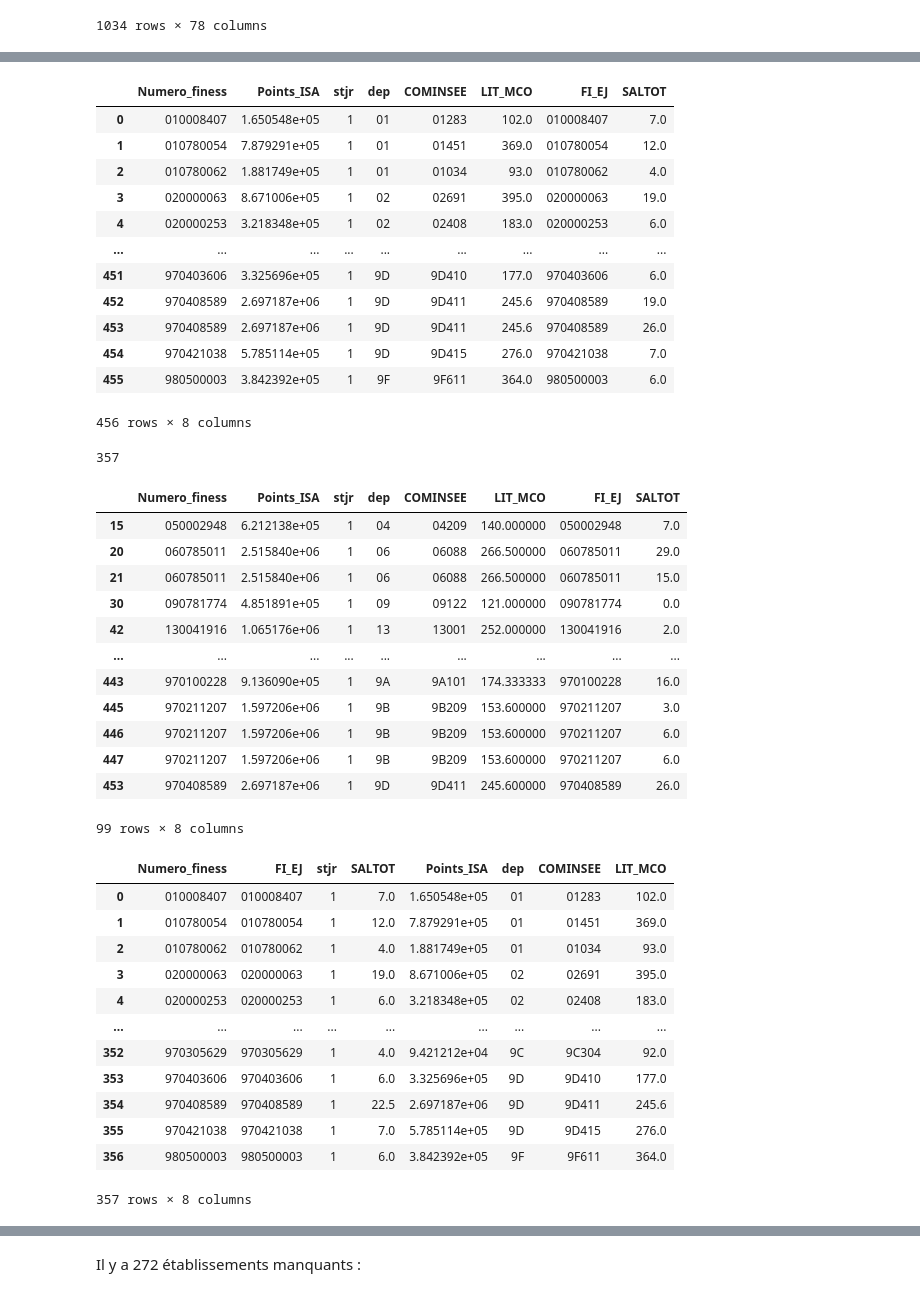
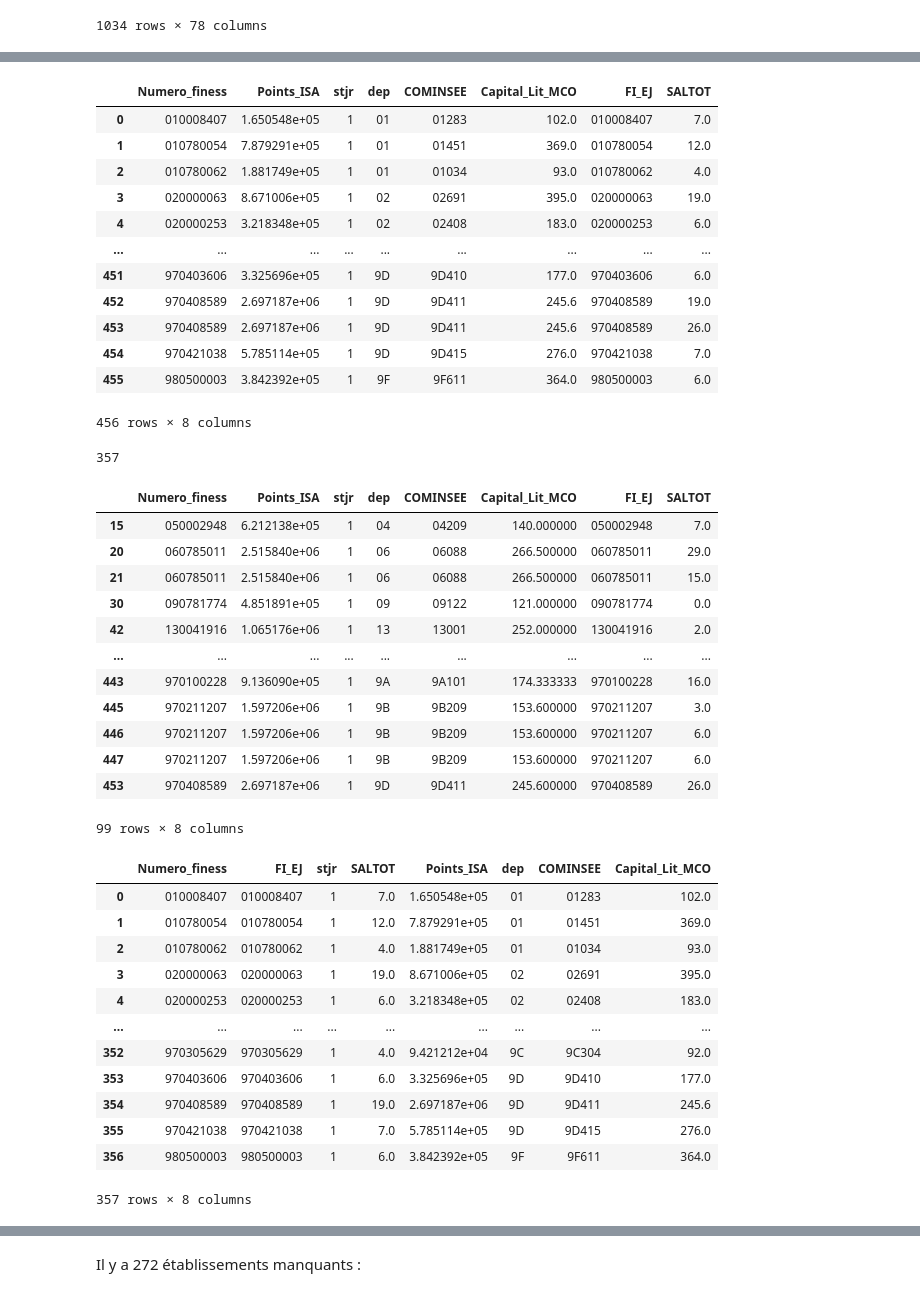
Before and after one commit to VincianeDesbois/Hopitaux_Production, a Jupyter notebook: Variables_de_controle .ipynb, the cells around one changed output, grey strips where cells are left out. Cells and saved outputs as stored; diff of their text form; code cells hidden in the pictures.

```diff
--- a/Variables_de_controle .ipynb
+++ b/Variables_de_controle .ipynb
@@ -412,6 +413,8 @@ Var_CTRL
 | 523 | 970421038 | 5.785114e+05 | 1 | 9D | 9D415 | 276.0 |
 | 524 | 980500003 | 3.842392e+05 | 1 | 9F | 9F611 | 364.0 |
 1193 rows × 6 columns
+# %%
+Var_CTRL= Var_CTRL.rename(columns={'LIT_MCO' : 'Capital_Lit_MCO'})
 # %% [markdown]
 On a bien récupérer l'ensemble de nos hopitaux
 # %% [markdown]
@@ -468,7 +471,7 @@ bloc_fi_salto
 bloc_fi_ej_salto = pd.merge (Var_CTRL, BLOC[['FI_EJ','SALTOT']], left_on='Numero_finess', right_on='FI_EJ',how='inner')
 bloc_fi_ej_salto
 # %% [output]
-|  | Numero_finess | Points_ISA | stjr | dep | COMINSEE | LIT_MCO | FI_EJ | SALTOT |
+|  | Numero_finess | Points_ISA | stjr | dep | COMINSEE | Capital_Lit_MCO | FI_EJ | SALTOT |
 | 0 | 010008407 | 1.650548e+05 | 1 | 01 | 01283 | 102.0 | 010008407 | 7.0 |
 | 1 | 010780054 | 7.879291e+05 | 1 | 01 | 01451 | 369.0 | 010780054 | 12.0 |
 | 2 | 010780062 | 1.881749e+05 | 1 | 01 | 01034 | 93.0 | 010780062 | 4.0 |
@@ -489,7 +492,7 @@ bloc_fi_ej_salto.FI_EJ.nunique()
 # Affichage des duplicatas
 bloc_fi_ej_salto[bloc_fi_ej_salto.duplicated(subset ='Numero_finess')]
 # %% [output]
-|  | Numero_finess | Points_ISA | stjr | dep | COMINSEE | LIT_MCO | FI_EJ | SALTOT |
+|  | Numero_finess | Points_ISA | stjr | dep | COMINSEE | Capital_Lit_MCO | FI_EJ | SALTOT |
 | 15 | 050002948 | 6.212138e+05 | 1 | 04 | 04209 | 140.000000 | 050002948 | 7.0 |
 | 20 | 060785011 | 2.515840e+06 | 1 | 06 | 06088 | 266.500000 | 060785011 | 29.0 |
 | 21 | 060785011 | 2.515840e+06 | 1 | 06 | 06088 | 266.500000 | 060785011 | 15.0 |
@@ -505,13 +508,13 @@ bloc_fi_ej_salto[bloc_fi_ej_salto.duplicated(subset ='Numero_finess')]
 # %%
 # On effectue la moyenne :
 df_fiunique_bloc_salto = pd.DataFrame({'Numero_finess':bloc_fi_ej_salto.groupby('FI_EJ', as_index=False).mean()['FI_EJ'], 'FI_EJ':bloc_fi_ej_salto.groupby('FI_EJ', as_index=False).mean()['FI_EJ'], 'stjr':bloc_fi_ej_salto.groupby('FI_EJ', as_index=False).mean()['stjr'],'SALTOT': bloc_fi_ej_salto.groupby('FI_EJ', as_index=False).mean()['SALTOT'] })
 # On retire les doublons
 bloc_fi_ej_salto.drop_duplicates(subset ='Numero_finess', keep = 'first', inplace=True)
 # On fusionne
-bloc_fiej_final_salto = pd.merge (df_fiunique_bloc_salto,bloc_fi_ej_salto[['Numero_finess','Points_ISA','dep','COMINSEE','LIT_MCO']], left_on='Numero_finess', right_on='Numero_finess',how='inner')
+bloc_fiej_final_salto = pd.merge (df_fiunique_bloc_salto,bloc_fi_ej_salto[['Numero_finess','Points_ISA','dep','COMINSEE','Capital_Lit_MCO']], left_on='Numero_finess', right_on='Numero_finess',how='inner')
 bloc_fiej_final_salto
 # %% [output]
-|  | Numero_finess | FI_EJ | stjr | SALTOT | Points_ISA | dep | COMINSEE | LIT_MCO |
+|  | Numero_finess | FI_EJ | stjr | SALTOT | Points_ISA | dep | COMINSEE | Capital_Lit_MCO |
 | 0 | 010008407 | 010008407 | 1 | 7.0 | 1.650548e+05 | 01 | 01283 | 102.0 |
 | 1 | 010780054 | 010780054 | 1 | 12.0 | 7.879291e+05 | 01 | 01451 | 369.0 |
 | 2 | 010780062 | 010780062 | 1 | 4.0 | 1.881749e+05 | 01 | 01034 | 93.0 |
@@ -520,7 +523,7 @@ bloc_fiej_final_salto
 | ... | ... | ... | ... | ... | ... | ... | ... | ... |
 | 352 | 970305629 | 970305629 | 1 | 4.0 | 9.421212e+04 | 9C | 9C304 | 92.0 |
 | 353 | 970403606 | 970403606 | 1 | 6.0 | 3.325696e+05 | 9D | 9D410 | 177.0 |
-| 354 | 970408589 | 970408589 | 1 | 22.5 | 2.697187e+06 | 9D | 9D411 | 245.6 |
+| 354 | 970408589 | 970408589 | 1 | 19.0 | 2.697187e+06 | 9D | 9D411 | 245.6 |
 | 355 | 970421038 | 970421038 | 1 | 7.0 | 5.785114e+05 | 9D | 9D415 | 276.0 |
 | 356 | 980500003 | 980500003 | 1 | 6.0 | 3.842392e+05 | 9F | 9F611 | 364.0 |
 357 rows × 8 columns
```
Also changed, not shown: parts of 64 cells of this notebook.
